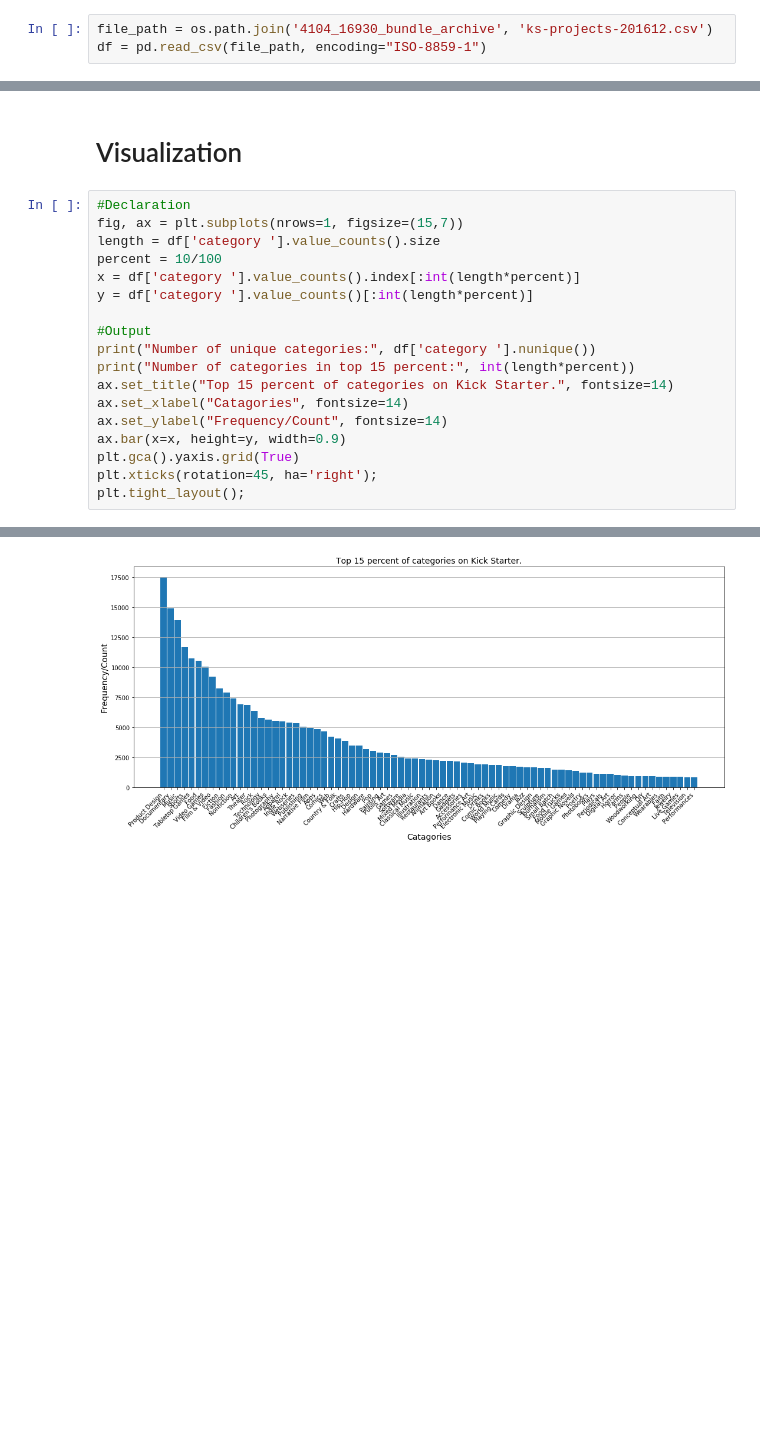
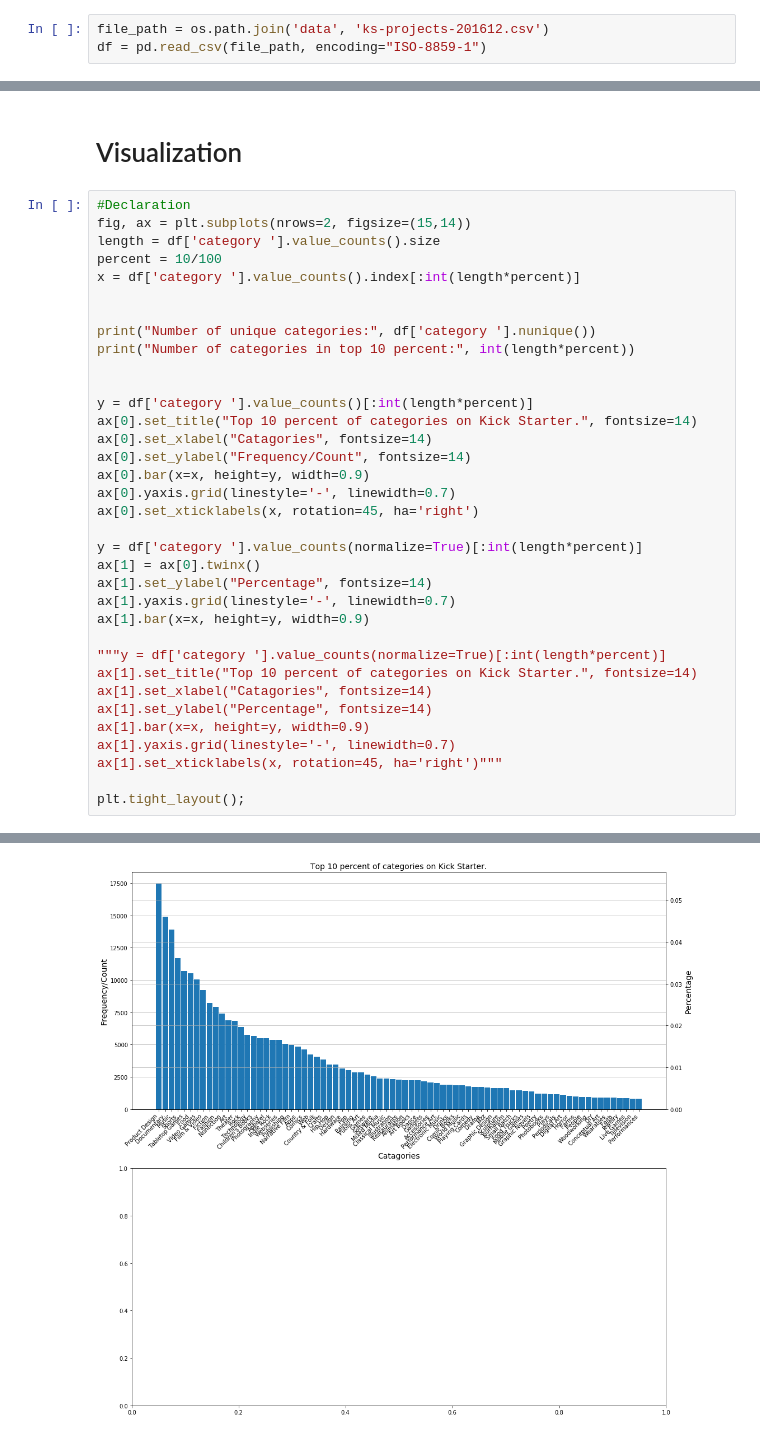
Before and after one commit to LaurentStar/Kick-Starter-Analysis, a Jupyter notebook: Exploratory_Data_Analysis.ipynb, the cells around one changed output, grey strips where cells are left out. Drawn from its saved outputs; the diff is of its cells as text; blank space fills up the shorter version.

```diff
--- a/Exploratory_Data_Analysis.ipynb
+++ b/Exploratory_Data_Analysis.ipynb
@@ -17,7 +17,7 @@ import os
 # %% [markdown]
 # Load Data
 # %%
-file_path = os.path.join('4104_16930_bundle_archive', 'ks-projects-201612.csv')
+file_path = os.path.join('data', 'ks-projects-201612.csv')
 df = pd.read_csv(file_path, encoding="ISO-8859-1")
 # %% [output]
 Columns (13,14,15) have mixed types. Specify dtype option on import or set low_memory=False.
@@ -79,21 +80,38 @@ Index(['ID ', 'name ', 'category ', 'main_category ', 'currency ', 'deadline ',
 # Visualization
 # %%
 #Declaration
-fig, ax = plt.subplots(nrows=1, figsize=(15,7))
+fig, ax = plt.subplots(nrows=2, figsize=(15,14))
 length = df['category '].value_counts().size
 percent = 10/100
 x = df['category '].value_counts().index[:int(length*percent)]
+
+
+print("Number of unique categories:", df['category '].nunique())
+print("Number of categories in top 10 percent:", int(length*percent))
+
+
 y = df['category '].value_counts()[:int(length*percent)]
+ax[0].set_title("Top 10 percent of categories on Kick Starter.", fontsize=14)
+ax[0].set_xlabel("Catagories", fontsize=14)
+ax[0].set_ylabel("Frequency/Count", fontsize=14)
+ax[0].bar(x=x, height=y, width=0.9)
+ax[0].yaxis.grid(linestyle='-', linewidth=0.7)
+ax[0].set_xticklabels(x, rotation=45, ha='right')
 
-#Output
-print("Number of unique categories:", df['category '].nunique())
-print("Number of categories in top 15 percent:", int(length*percent))
-ax.set_title("Top 15 percent of categories on Kick Starter.", fontsize=14)
-ax.set_xlabel("Catagories", fontsize=14)
-ax.set_ylabel("Frequency/Count", fontsize=14)
-ax.bar(x=x, height=y, width=0.9)
-plt.gca().yaxis.grid(True)
-plt.xticks(rotation=45, ha='right');
+y = df['category '].value_counts(normalize=True)[:int(length*percent)]
+ax[1] = ax[0].twinx()
+ax[1].set_ylabel("Percentage", fontsize=14)
+ax[1].yaxis.grid(linestyle='-', linewidth=0.7)
+ax[1].bar(x=x, height=y, width=0.9)
+
+"""y = df['category '].value_counts(normalize=True)[:int(length*percent)]
+ax[1].set_title("Top 10 percent of categories on Kick Starter.", fontsize=14)
+ax[1].set_xlabel("Catagories", fontsize=14)
+ax[1].set_ylabel("Percentage", fontsize=14)
+ax[1].bar(x=x, height=y, width=0.9)
+ax[1].yaxis.grid(linestyle='-', linewidth=0.7)
+ax[1].set_xticklabels(x, rotation=45, ha='right')"""
+
 plt.tight_layout();
 # %% [output]
 Number of unique categories: 770
@@ -101 +119 @@ Number of categories in top 15 percent: 77
-[figure, old version]
+[figure, new version]
```
Also changed, not shown: parts of 5 cells of this notebook.
